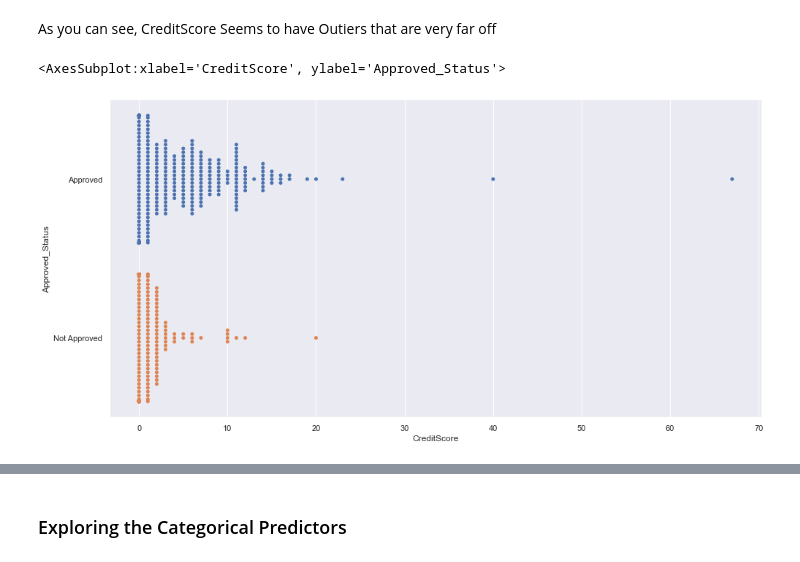
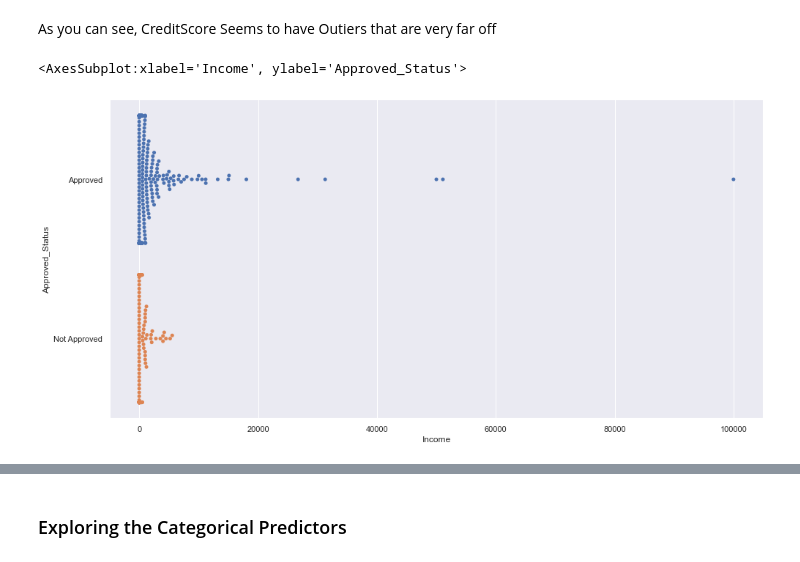
Before and after one commit to niyaojiayou/SC1015, a Jupyter notebook: SC1015 Mini Project.ipynb, the cells around one changed output, grey strips where cells are left out. Saved outputs shown, nothing was run; the diff lists cells and outputs as text; code cells hidden in the pictures.

```diff
--- a/SC1015 Mini Project.ipynb
+++ b/SC1015 Mini Project.ipynb
@@ -163,10 +163,10 @@ sb.violinplot(data = creditcardData['CreditScore'], orient = "h", ax = axes[2])
 As you can see, CreditScore Seems to have Outiers that are very far off
 # %%
 f = plt.figure(figsize=(16, 8))
-sb.swarmplot(data=creditcardData,x="CreditScore",y="Approved_Status")
+sb.swarmplot(data=creditcardData,x="Income",y="Approved_Status")
 # %% [output]
-<AxesSubplot:xlabel='CreditScore', ylabel='Approved_Status'>
+<AxesSubplot:xlabel='Income', ylabel='Approved_Status'>
-[figure, old version]
+[figure, new version]
 # %%
 f = plt.figure(figsize=(16, 8))
 sb.stripplot(x = 'CreditScore', y = 'Approved_Status', data = creditcardData)
```
Also changed, not shown: parts of 6 cells of this notebook.
